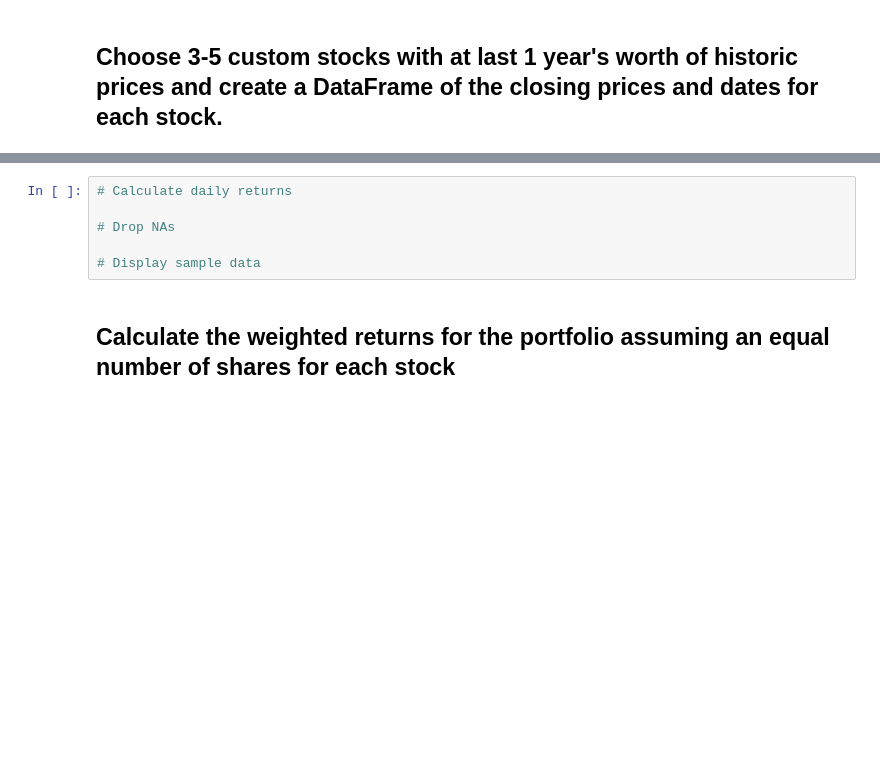
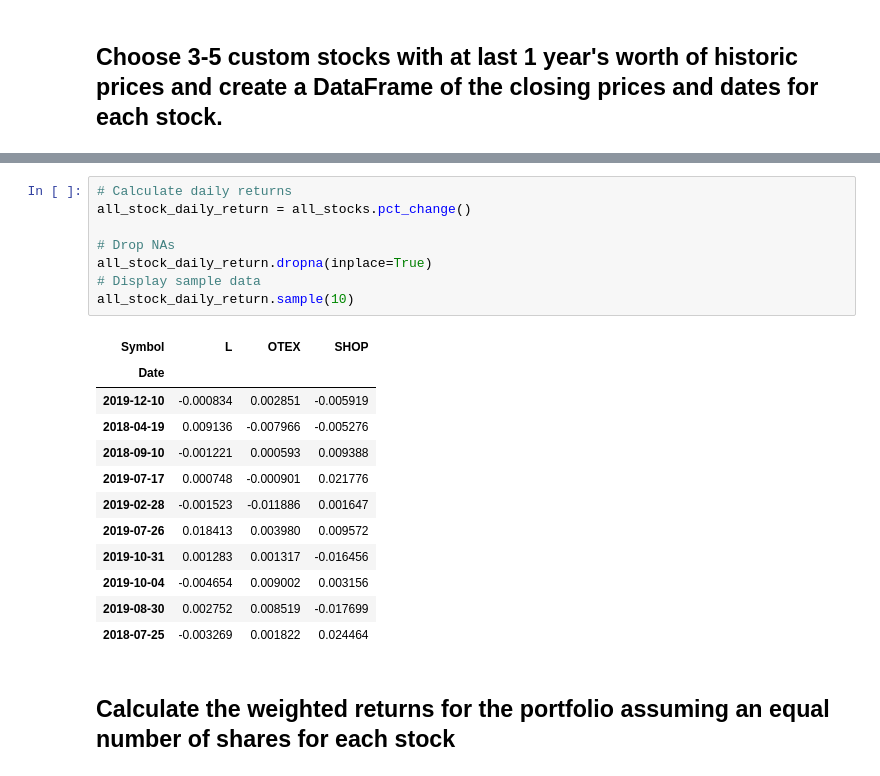
Before and after one commit to chyj0805/A-Whale-Off-the-Portfolio, a Jupyter notebook: Code/whale_analysis_oringal.ipynb, the cells around one changed output, grey strips where cells are left out. Drawn from its saved outputs; the diff is of its cells as text; blank space fills up the shorter version.

```diff
--- a/Code/whale_analysis_oringal.ipynb
+++ b/Code/whale_analysis_oringal.ipynb
@@ -481,9 +565,24 @@ In this section, you will build your own portfolio of stocks, calculate the retu
 # %%
 # Calculate daily returns
+all_stock_daily_return = all_stocks.pct_change()
 
 # Drop NAs
-
+all_stock_daily_return.dropna(inplace=True)
 # Display sample data
+all_stock_daily_return.sample(10)
+# %% [output]
+| Symbol | L | OTEX | SHOP |
+| Date |  |  |  |
+| 2019-12-10 | -0.000834 | 0.002851 | -0.005919 |
+| 2018-04-19 | 0.009136 | -0.007966 | -0.005276 |
+| 2018-09-10 | -0.001221 | 0.000593 | 0.009388 |
+| 2019-07-17 | 0.000748 | -0.000901 | 0.021776 |
+| 2019-02-28 | -0.001523 | -0.011886 | 0.001647 |
+| 2019-07-26 | 0.018413 | 0.003980 | 0.009572 |
+| 2019-10-31 | 0.001283 | 0.001317 | -0.016456 |
+| 2019-10-04 | -0.004654 | 0.009002 | 0.003156 |
+| 2019-08-30 | 0.002752 | 0.008519 | -0.017699 |
+| 2018-07-25 | -0.003269 | 0.001822 | 0.024464 |
 # %% [markdown]
 ## Calculate the weighted returns for the portfolio assuming an equal number of shares for each stock
 # %%
```
Also changed, not shown: parts of 13 cells of this notebook.
